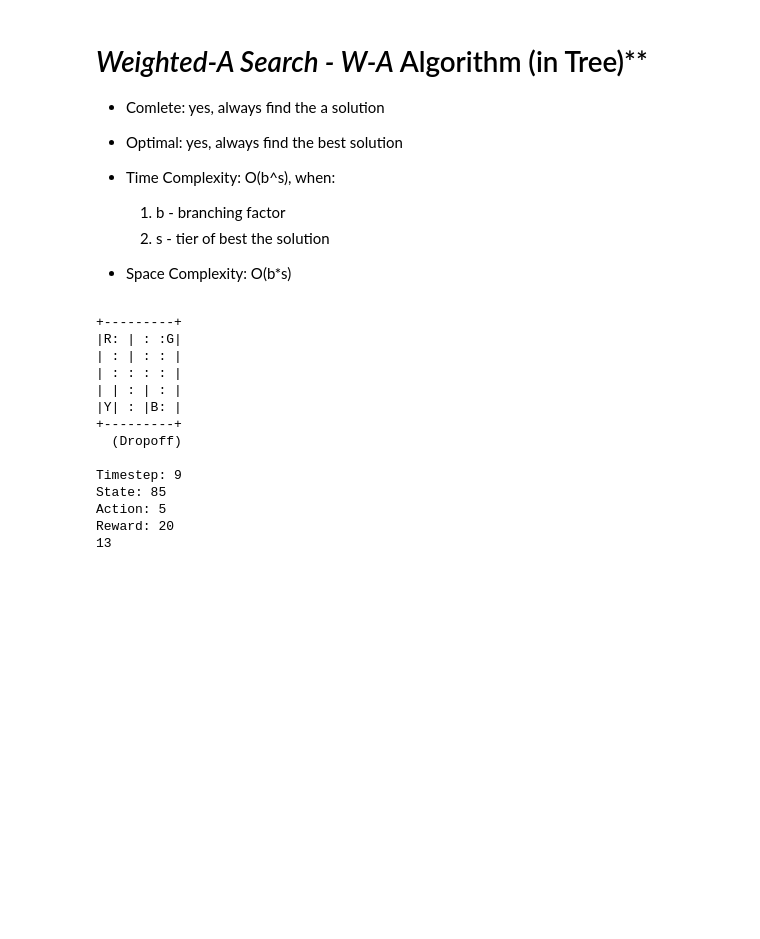
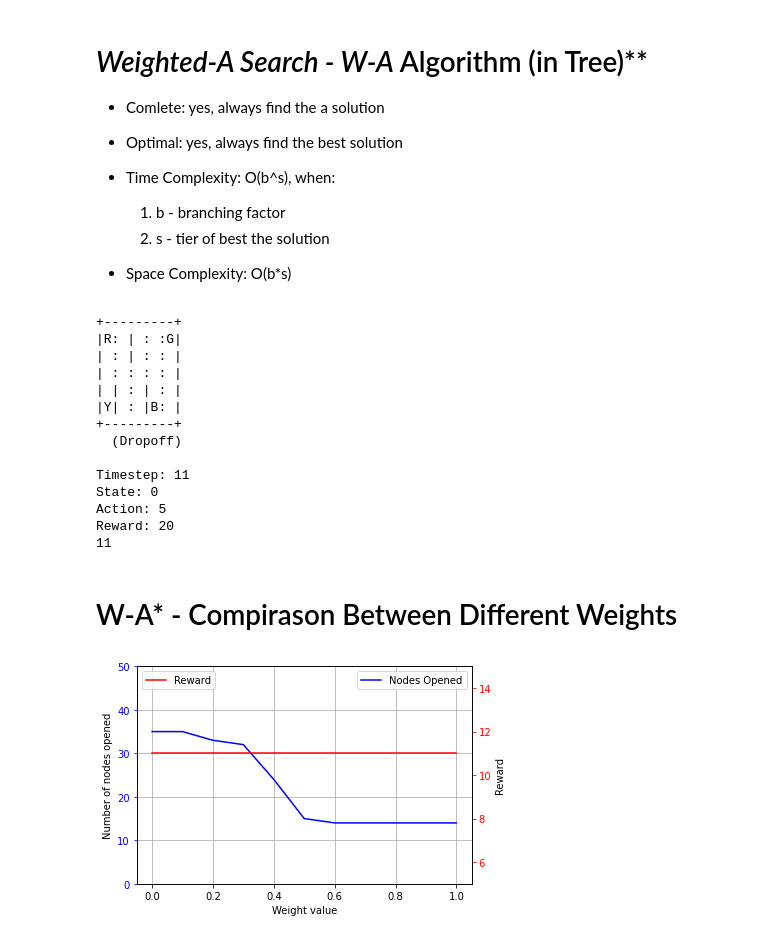
Before and after one commit to Almogbs/AI-Search-Algorithms, a Jupyter notebook: Seach_Algo.ipynb, the cells around one changed output. Saved outputs shown, nothing was run; the diff lists cells and outputs as text; code cells hidden in the pictures; blank space fills up the shorter version.

```diff
--- a/Seach_Algo.ipynb
+++ b/Seach_Algo.ipynb
@@ -318,7 +312,10 @@ def dfs(first_state: int) -> tuple:
     visited[first_state] = curr_node
 
     # use dfs-l without limitation of depth
-    return dfs_l(curr_node, UNLIMITED_DEPTH, visited)
+    frames, reward = dfs_l(curr_node, UNLIMITED_DEPTH, visited)
+    # print("Number of opened nodes: {}".format(len(visited))) # = 30
+    return frames, reward
+
 
 
 env.unwrapped.s = 328
@@ -482,8 +483,10 @@ def weighted_a_star(first_state: int, weight: int, heuristic_function) -> tuple:
     closed_list = {}
     # will store the solution
     final_node = None
+    nodes_open = 0
 
     while open_list:
+        nodes_open += 1
         # pop the best (lowest) valued node from the open nodes list (priorety queue)
         _, curr_node = heapq.heappop(open_list)
         closed_list[curr_node.state] = curr_node
@@ -526,13 +529,14 @@ def weighted_a_star(first_state: int, weight: int, heuristic_function) -> tuple:
                 heapq.heappush(open_list, (get_weight(weight, heuristic_function(neigbour.state), new_g_value), neigbour))
 
     # Found Solution
+    #print(nodes_open)
     if final_node is not None:
         return get_path(final_node)
 
     # No Solution
     return ([], 0)
 
-env.unwrapped.s = 125
+env.unwrapped.s = 328
 weight = 0.5
 frames,reward = weighted_a_star(env.unwrapped.s,weight,chosen_h)
 print_frames(frames)
@@ -547,8 +551,44 @@ print(reward)
 +---------+
   (Dropoff)
 
-Timestep: 9
-State: 85
+Timestep: 11
+State: 0
 Action: 5
 Reward: 20
-13
+11
+# %% [markdown]
+# W-A* - Compirason Between Different Weights
+# %%
+from matplotlib import pyplot as plt
+import numpy as np
+
+weights = [i/10 for i in range(11)]
+rewards = []
+nodes_opened = [35, 35, 33, 32, 24, 15, 14, 14, 14, 14, 14]
+
+for w in weights:
+    env.unwrapped.s = 328
+    frames, reward = weighted_a_star(env.unwrapped.s, w, chosen_h)
+    rewards.append(reward)
+
+fig = plt.figure()
+
+ax = fig.add_subplot(111)
+ax.plot(weights, nodes_opened, '-b', label = 'Nodes Opened')
+ax.tick_params(axis='y', colors='blue')
+ax.legend(loc=0)
+ax.grid()
+ax.set_xlabel("Weight value")
+ax.set_ylabel(r"Number of nodes opened")
+ax.set_ylim(0,50)
+
+ax2 = ax.twinx()
+ax2.plot(weights, rewards, '-r', label = 'Reward')
+ax2.tick_params(axis='y', colors='red')
+ax2.set_ylabel(r"Reward")
+ax2.set_ylim(5, 15)
+ax2.legend(loc=2)
+
+plt.show()
+# %% [output]
+[figure, added]
```
Also changed, not shown: parts of 17 cells of this notebook, 1 other file.
